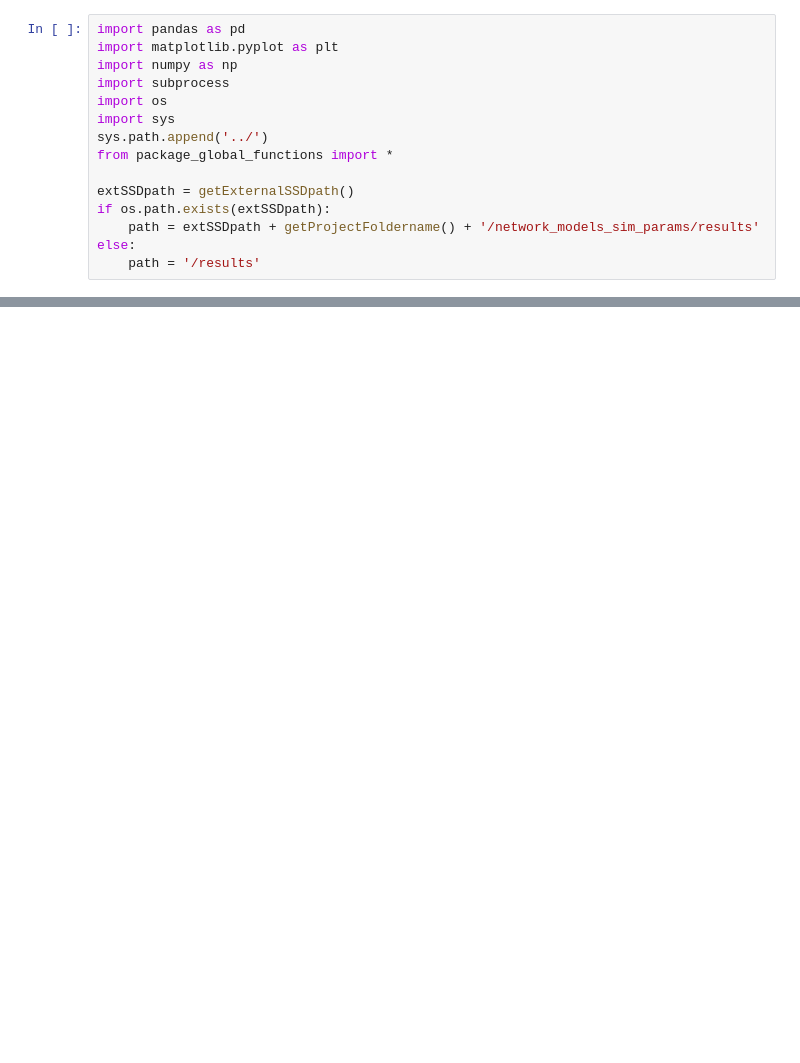
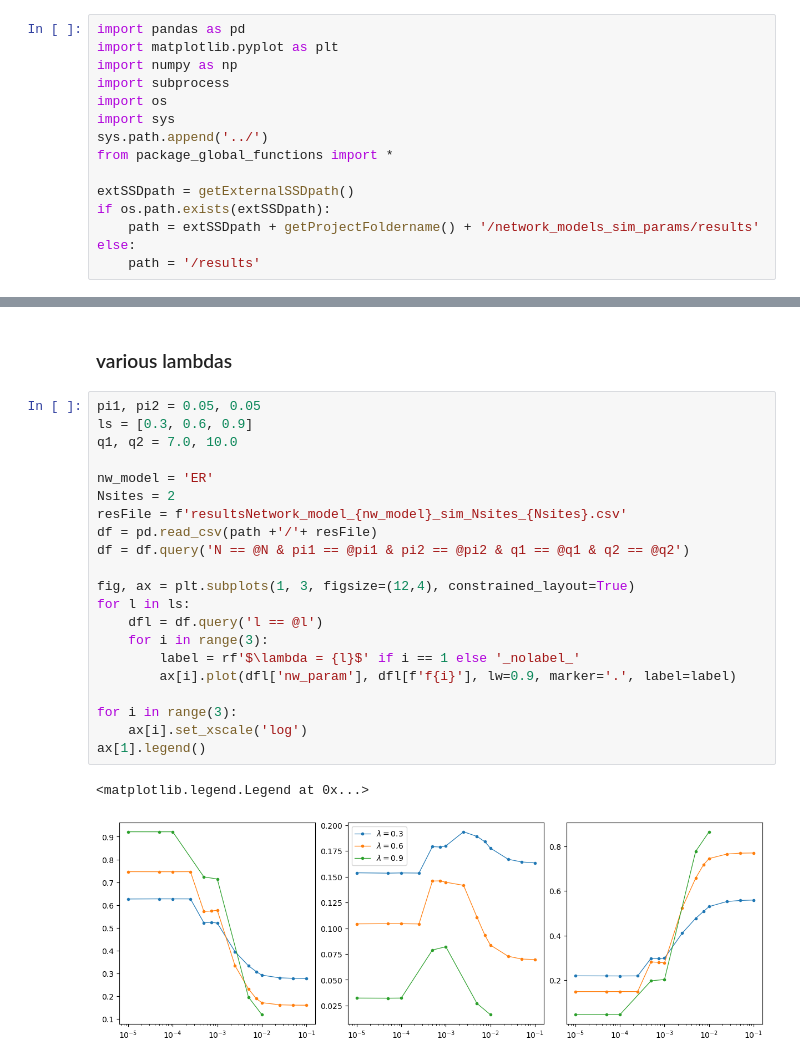
Before and after one commit to dmarchp/TFM_code, a Jupyter notebook: network_models_sim_params/analysis.ipynb, the cells around one changed output, grey strips where cells are left out. Saved outputs shown, nothing was run; the diff lists cells and outputs as text; blank space fills up the shorter version.

```diff
--- a/network_models_sim_params/analysis.ipynb
+++ b/network_models_sim_params/analysis.ipynb
@@ -21,0 +62,26 @@ resFile = f'resultsNetwork_model_{nw_model}_sim_Nsites_{Nsites}.csv'
+# %% [markdown]
+### various lambdas
+# %%
+pi1, pi2 = 0.05, 0.05
+ls = [0.3, 0.6, 0.9]
+q1, q2 = 7.0, 10.0
+
+nw_model = 'ER'
+Nsites = 2
+resFile = f'resultsNetwork_model_{nw_model}_sim_Nsites_{Nsites}.csv'
+df = pd.read_csv(path +'/'+ resFile)
+df = df.query('N == @N & pi1 == @pi1 & pi2 == @pi2 & q1 == @q1 & q2 == @q2')
+
+fig, ax = plt.subplots(1, 3, figsize=(12,4), constrained_layout=True)
+for l in ls:
+    dfl = df.query('l == @l')
+    for i in range(3):
+        label = rf'$\lambda = {l}$' if i == 1 else '_nolabel_'
+        ax[i].plot(dfl['nw_param'], dfl[f'f{i}'], lw=0.9, marker='.', label=label)
+
+for i in range(3):
+    ax[i].set_xscale('log')
+ax[1].legend()
+# %% [output]
+<matplotlib.legend.Legend at 0x...>
+[figure, added]
```
Also changed, not shown: parts of 13 cells of this notebook, 9 other files.
